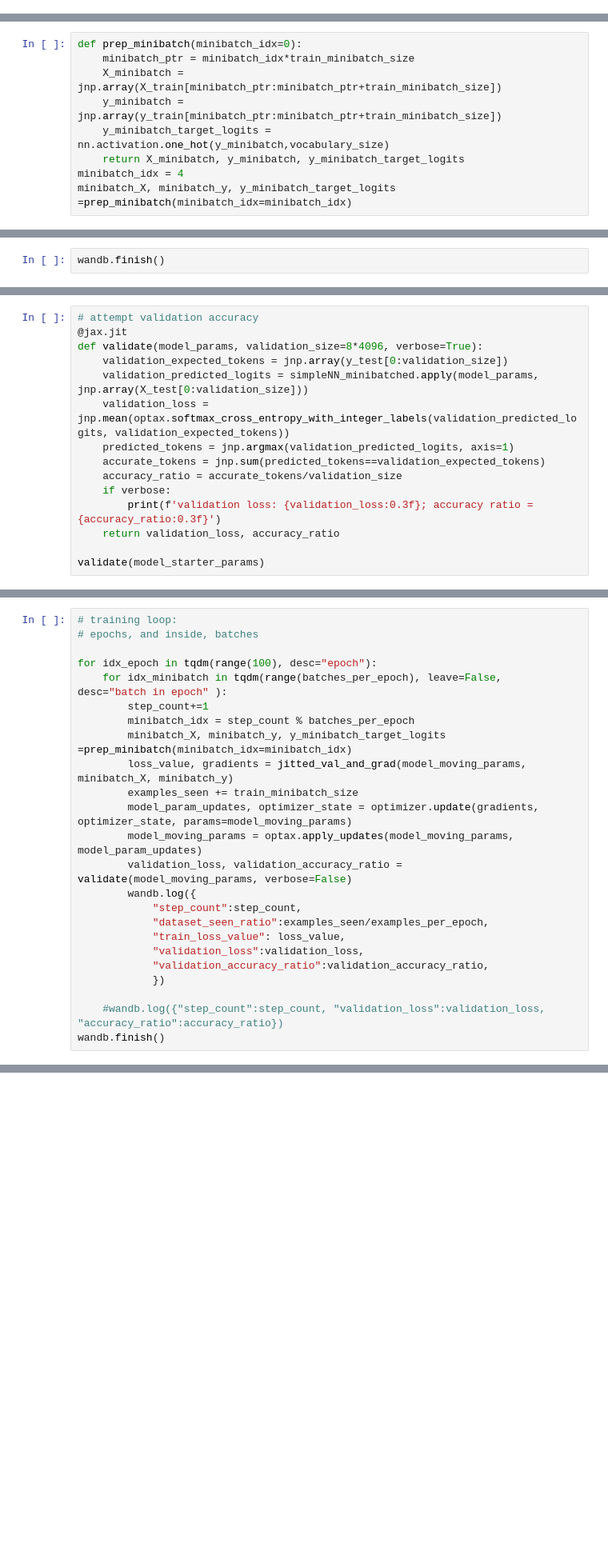
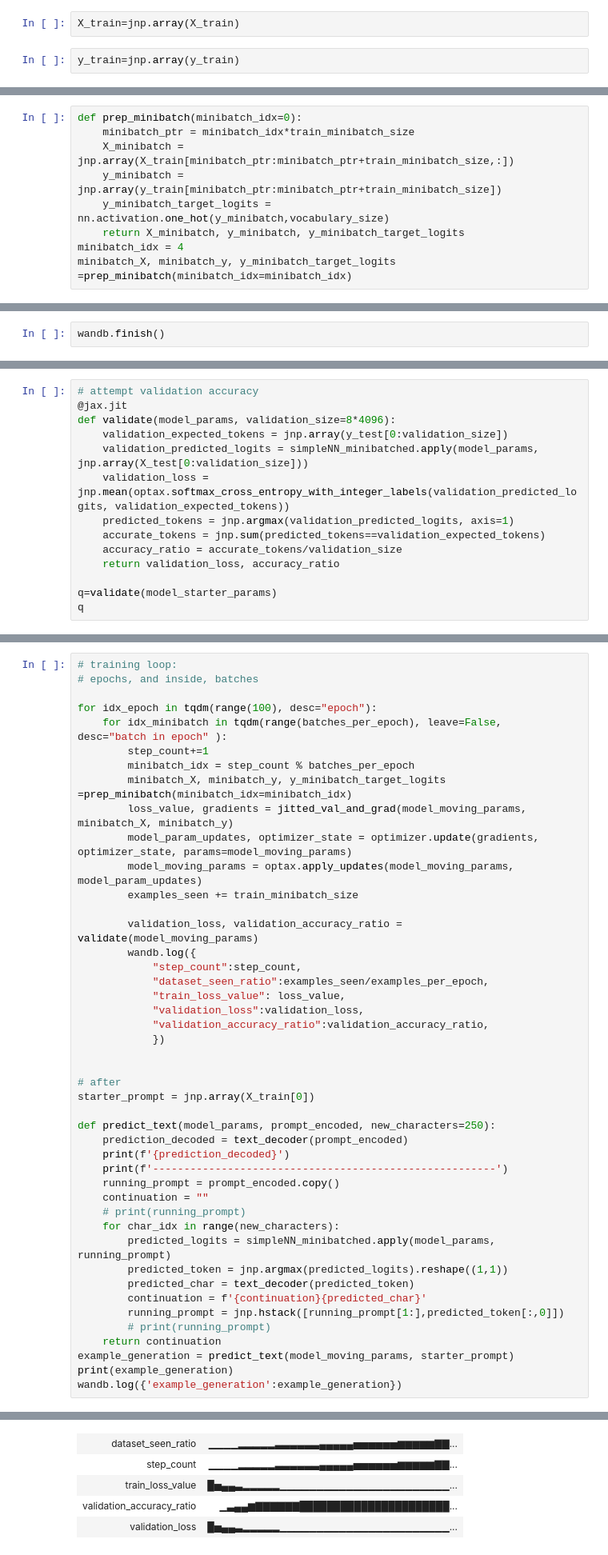
Before and after one commit to jerzydziewierz/lm_kata_01, a Jupyter notebook: 03_construct_tooling.ipynb, the cells around one changed output, grey strips where cells are left out. Shown at 80% size. Cells and saved outputs as stored; diff of their text form; blank space fills up the shorter version.

Commit message:
savegame. now appears to train.

```diff
--- a/03_construct_tooling.ipynb
+++ b/03_construct_tooling.ipynb
@@ -257,0 +258,4 @@ model size to dataset size ratio: 0.009
+# %%
+X_train=jnp.array(X_train)
+# %%
+y_train=jnp.array(y_train)
@@ -258,7 +274,7 @@ model size to dataset size ratio: 0.009
 # %%
 def prep_minibatch(minibatch_idx=0):
     minibatch_ptr = minibatch_idx*train_minibatch_size
-    X_minibatch = jnp.array(X_train[minibatch_ptr:minibatch_ptr+train_minibatch_size])
+    X_minibatch = jnp.array(X_train[minibatch_ptr:minibatch_ptr+train_minibatch_size,:])
     y_minibatch = jnp.array(y_train[minibatch_ptr:minibatch_ptr+train_minibatch_size])
     y_minibatch_target_logits = nn.activation.one_hot(y_minibatch,vocabulary_size)
     return X_minibatch, y_minibatch, y_minibatch_target_logits
@@ -307,16 +331,15 @@ View run at https://wandb.ai/greygoo/04_benchmark_perceptron/runs/44k7y4bb
 # %%
 # attempt validation accuracy
 @jax.jit
-def validate(model_params, validation_size=8*4096, verbose=True):
+def validate(model_params, validation_size=8*4096):
     validation_expected_tokens = jnp.array(y_test[0:validation_size])
     validation_predicted_logits = simpleNN_minibatched.apply(model_params, jnp.array(X_test[0:validation_size]))
     validation_loss = jnp.mean(optax.softmax_cross_entropy_with_integer_labels(validation_predicted_logits, validation_expected_tokens))
     predicted_tokens = jnp.argmax(validation_predicted_logits, axis=1)
     accurate_tokens = jnp.sum(predicted_tokens==validation_expected_tokens)
     accuracy_ratio = accurate_tokens/validation_size
-    if verbose:
-        print(f'validation loss: {validation_loss:0.3f}; accuracy ratio = {accuracy_ratio:0.3f}')
     return validation_loss, accuracy_ratio
 
-validate(model_starter_params)
+q=validate(model_starter_params)
+q
 # %% [output]
@@ -335,10 +377,11 @@ for idx_epoch in tqdm(range(100), desc="epoch"):
         minibatch_idx = step_count % batches_per_epoch
         minibatch_X, minibatch_y, y_minibatch_target_logits =prep_minibatch(minibatch_idx=minibatch_idx)
         loss_value, gradients = jitted_val_and_grad(model_moving_params, minibatch_X, minibatch_y)
-        examples_seen += train_minibatch_size
         model_param_updates, optimizer_state = optimizer.update(gradients, optimizer_state, params=model_moving_params)
         model_moving_params = optax.apply_updates(model_moving_params, model_param_updates)
-        validation_loss, validation_accuracy_ratio = validate(model_moving_params, verbose=False)
+        examples_seen += train_minibatch_size
+
+        validation_loss, validation_accuracy_ratio = validate(model_moving_params)
         wandb.log({
             "step_count":step_count,
             "dataset_seen_ratio":examples_seen/examples_per_epoch,
@@ -347,5 +390,26 @@ for idx_epoch in tqdm(range(100), desc="epoch"):
             "validation_accuracy_ratio":validation_accuracy_ratio,
             })
 
-    #wandb.log({"step_count":step_count, "validation_loss":validation_loss, "accuracy_ratio":accuracy_ratio})
-wandb.finish()
+
+# after
+starter_prompt = jnp.array(X_train[0])
+
+def predict_text(model_params, prompt_encoded, new_characters=250):
+    prediction_decoded = text_decoder(prompt_encoded)
+    print(f'{prediction_decoded}')
+    print(f'-------------------------------------------------------')
+    running_prompt = prompt_encoded.copy()
+    continuation = ""
+    # print(running_prompt)
+    for char_idx in range(new_characters):
+        predicted_logits = simpleNN_minibatched.apply(model_params, running_prompt)
+        predicted_token = jnp.argmax(predicted_logits).reshape((1,1))
+        predicted_char = text_decoder(predicted_token)
+        continuation = f'{continuation}{predicted_char}'
+        running_prompt = jnp.hstack([running_prompt[1:],predicted_token[:,0]])
+        # print(running_prompt)
+    return continuation
+example_generation = predict_text(model_moving_params, starter_prompt)
+print(example_generation)
+wandb.log({'example_generation':example_generation})
+# %% [output]
@@ -351,0 +417,5 @@ wandb.finish()
+| dataset_seen_ratio | ▁▁▁▁▂▂▂▂▂▃▃▃▃▃▃▄▄▄▄▄▅▅▅▅▅▅▆▆▆▆▆▇▇... |
+| step_count | ▁▁▁▁▂▂▂▂▂▃▃▃▃▃▃▄▄▄▄▄▅▅▅▅▅▅▆▆▆▆▆▇▇... |
+| train_loss_value | █▅▄▄▃▂▂▂▂▂▁▁▁▁▁▁▁▁▁▁▁▁▁▁▁▁▁▁▁▁▁▁▁... |
+| validation_accuracy_ratio | ▁▃▄▄▆▇▇▇▇▇▇██████████████████████... |
+| validation_loss | █▅▄▄▃▂▂▂▂▂▁▁▁▁▁▁▁▁▁▁▁▁▁▁▁▁▁▁▁▁▁▁▁... |
```
Also changed, not shown: parts of 24 cells of this notebook.
